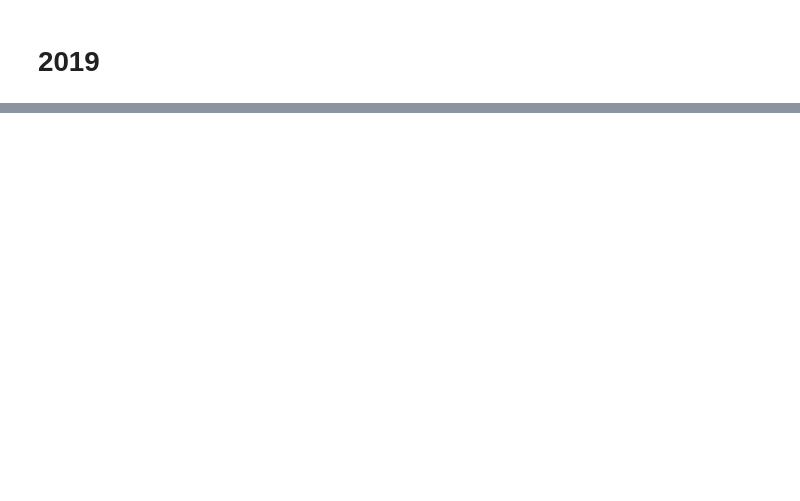
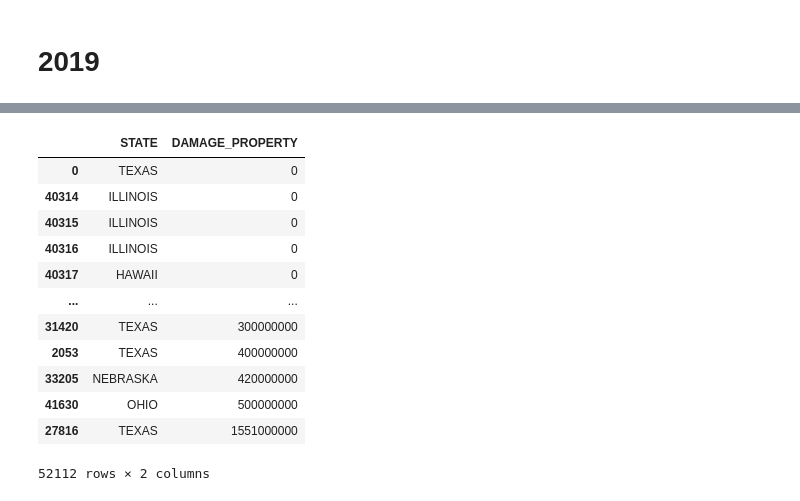
Before and after one commit to lmstephens/Build-Week1, a Jupyter notebook: 2013_2019weather.ipynb, the cells around one changed output, grey strips where cells are left out. Saved outputs shown, nothing was run; the diff lists cells and outputs as text; code cells hidden in the pictures; blank space fills up the shorter version.

```diff
--- a/2013_2019weather.ipynb
+++ b/2013_2019weather.ipynb
@@ -189,0 +224,16 @@ dfweather_data_2018['DAMAGE_PROPERTY'] = DAMAGE_PROPERTY_2018
+# %%
+dfweather_data_2019.sort_values('DAMAGE_PROPERTY')
+# %% [output]
+|  | STATE | DAMAGE_PROPERTY |
+| 0 | TEXAS | 0 |
+| 40314 | ILLINOIS | 0 |
+| 40315 | ILLINOIS | 0 |
+| 40316 | ILLINOIS | 0 |
+| 40317 | HAWAII | 0 |
+| ... | ... | ... |
+| 31420 | TEXAS | 300000000 |
+| 2053 | TEXAS | 400000000 |
+| 33205 | NEBRASKA | 420000000 |
+| 41630 | OHIO | 500000000 |
+| 27816 | TEXAS | 1551000000 |
+52112 rows × 2 columns
```
Also changed, not shown: parts of 12 cells of this notebook.
